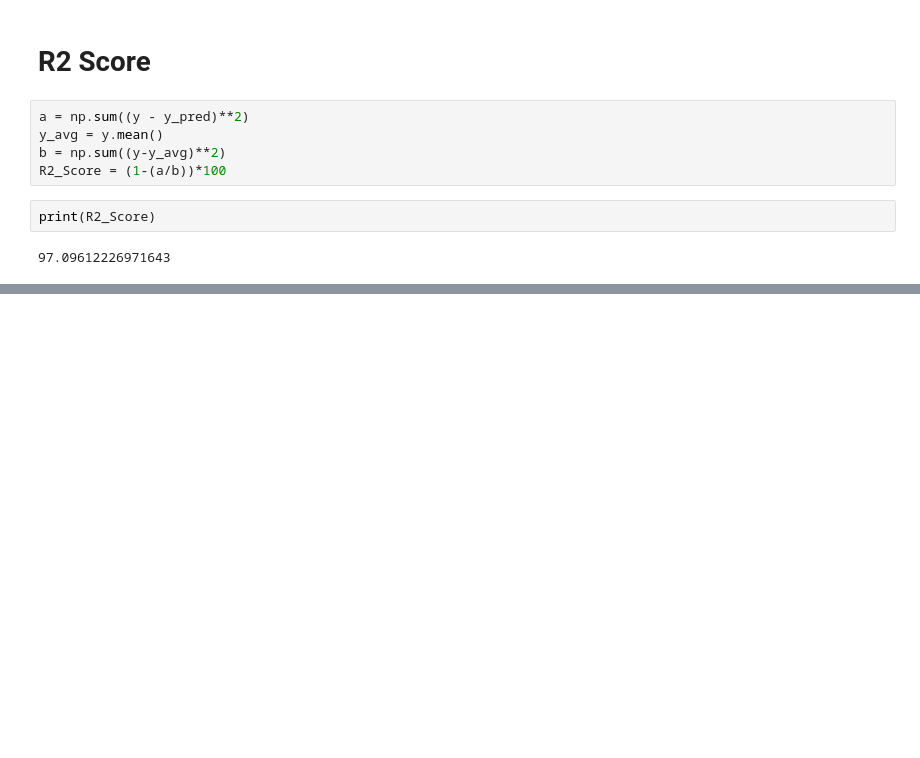
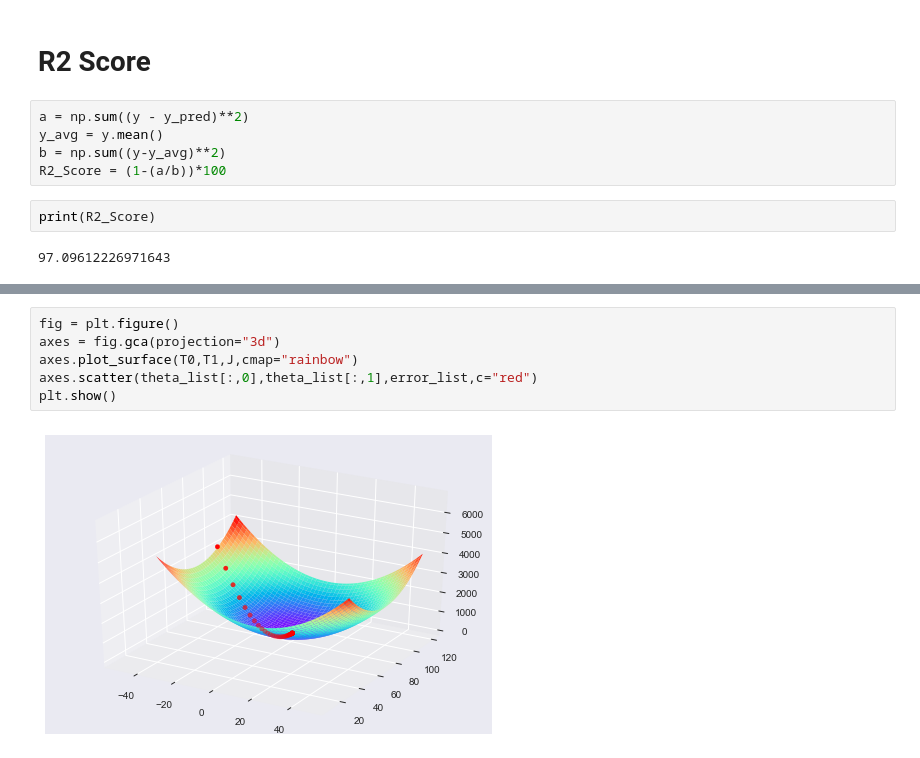
Before and after one commit to JayantGoel001/LinearRegression, a Jupyter notebook: Linear Regression_.ipynb, the cells around one changed output, grey strips where cells are left out. Cells and saved outputs as stored; diff of their text form; blank space fills up the shorter version.

```diff
--- a/Linear Regression_.ipynb
+++ b/Linear Regression_.ipynb
@@ -88,0 +127,8 @@ print(R2_Score)
+# %%
+fig = plt.figure()
+axes = fig.gca(projection="3d")
+axes.plot_surface(T0,T1,J,cmap="rainbow")
+axes.scatter(theta_list[:,0],theta_list[:,1],error_list,c="red")
+plt.show()
+# %% [output]
+[figure, added]
```
Also changed, not shown: parts of 11 cells of this notebook.
